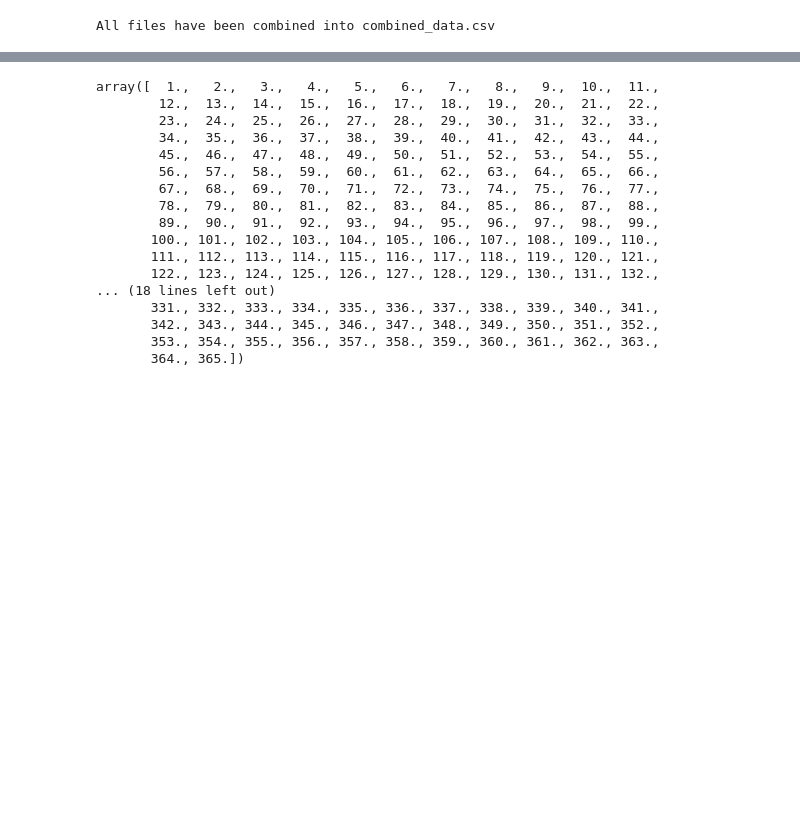
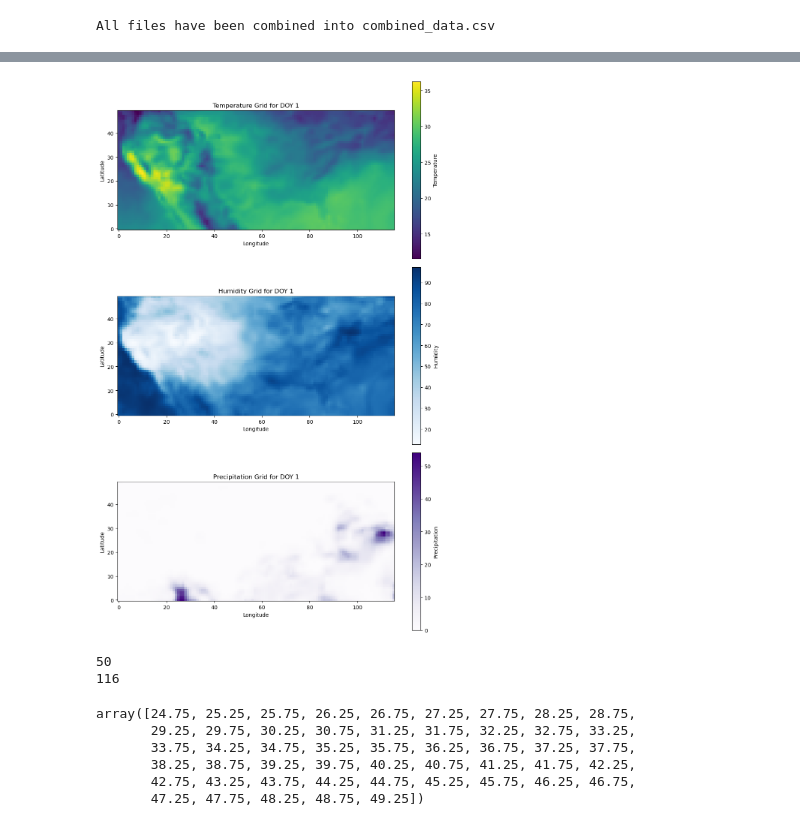
Before and after one commit to MatinMarjani/ABM-WNV, a Jupyter notebook: ClimateDataHandler.ipynb, the cells around one changed output, grey strips where cells are left out. Saved outputs shown, nothing was run; the diff lists cells and outputs as text; code cells hidden in the pictures; blank space fills up the shorter version.

Commit message:
Update Climate Data and Suitability Data

```diff
--- a/ClimateDataHandler.ipynb
+++ b/ClimateDataHandler.ipynb
@@ -53,39 +57,64 @@ data
 # %%
 import pandas as pd
 import matplotlib.pyplot as plt
-import matplotlib.animation as animation
 import numpy as np
 
 # Define the correct headers
 columns = ['LAT', 'LON', 'YEAR', 'DOY', 'Temp', 'Humidity', 'Precipitation']
 
-# Load the CSV, specifying only the columns we want to use
-file_path = 'combined_data.csv'  # Replace with the correct path to your file
+# Load the CSV
+file_path = 'combined_data.csv'
 data = pd.read_csv(file_path, usecols=range(len(columns)), names=columns, skiprows=1)
 
-# Pivot the data to create a grid for each day
-data_pivot = data.pivot_table(index='LAT', columns='LON', values='Temp', aggfunc='mean')
 
-# Extract unique days of the year
-days_of_year = data['DOY'].unique()
+data_doyX = data[data['DOY'] == 250]
+# Pivot the data to create a grid for DOY == X
+data_Temp = data_doyX.pivot_table(index='LAT', columns='LON', values='Temp', aggfunc='mean')
+data_Humidity = data_doyX.pivot_table(index='LAT', columns='LON', values='Humidity', aggfunc='mean')
+data_Precipitation = data_doyX.pivot_table(index='LAT', columns='LON', values='Precipitation', aggfunc='mean')
 
 
-days_of_year
+# Create a figure with three subplots (one for each variable)
+fig, axes = plt.subplots(nrows=3, ncols=1, figsize=(10, 15))
+
+# Plot the temperature grid
+axes[0].imshow(data_Temp, cmap='viridis', origin='lower')
+axes[0].set_title('Temperature Grid for DOY 1')
+axes[0].set_xlabel('Longitude')
+axes[0].set_ylabel('Latitude')
+axes[0].figure.colorbar(axes[0].images[0], ax=axes[0], label='Temperature')
+
+# Plot the humidity grid
+axes[1].imshow(data_Humidity, cmap='Blues', origin='lower')
+axes[1].set_title('Humidity Grid for DOY 1')
+axes[1].set_xlabel('Longitude')
+axes[1].set_ylabel('Latitude')
+axes[1].figure.colorbar(axes[1].images[0], ax=axes[1], label='Humidity')
+
+# Plot the precipitation grid
+axes[2].imshow(data_Precipitation, cmap='Purples', origin='lower')
+axes[2].set_title('Precipitation Grid for DOY 1')
+axes[2].set_xlabel('Longitude')
+axes[2].set_ylabel('Latitude')
+axes[2].figure.colorbar(axes[2].images[0], ax=axes[2], label='Precipitation')
+
+plt.tight_layout()
+plt.show()
 # %% [output]
-array([  1.,   2.,   3.,   4.,   5.,   6.,   7.,   8.,   9.,  10.,  11.,
-        12.,  13.,  14.,  15.,  16.,  17.,  18.,  19.,  20.,  21.,  22.,
-        23.,  24.,  25.,  26.,  27.,  28.,  29.,  30.,  31.,  32.,  33.,
-        34.,  35.,  36.,  37.,  38.,  39.,  40.,  41.,  42.,  43.,  44.,
-        45.,  46.,  47.,  48.,  49.,  50.,  51.,  52.,  53.,  54.,  55.,
-        56.,  57.,  58.,  59.,  60.,  61.,  62.,  63.,  64.,  65.,  66.,
-        67.,  68.,  69.,  70.,  71.,  72.,  73.,  74.,  75.,  76.,  77.,
-        78.,  79.,  80.,  81.,  82.,  83.,  84.,  85.,  86.,  87.,  88.,
-        89.,  90.,  91.,  92.,  93.,  94.,  95.,  96.,  97.,  98.,  99.,
-       100., 101., 102., 103., 104., 105., 106., 107., 108., 109., 110.,
-       111., 112., 113., 114., 115., 116., 117., 118., 119., 120., 121.,
-       122., 123., 124., 125., 126., 127., 128., 129., 130., 131., 132.,
-... (18 lines left out)
-       331., 332., 333., 334., 335., 336., 337., 338., 339., 340., 341.,
-       342., 343., 344., 345., 346., 347., 348., 349., 350., 351., 352.,
-       353., 354., 355., 356., 357., 358., 359., 360., 361., 362., 363.,
-       364., 365.])
+[figure, added]
+# %%
+print(data['LAT'].unique().size)
+print(data['LON'].unique().size)
+# print(data['Suitability'].unique().size)
+# %% [output]
+50
+116
+# %%
+data['LAT'].unique()
+# %% [output]
+array([24.75, 25.25, 25.75, 26.25, 26.75, 27.25, 27.75, 28.25, 28.75,
+       29.25, 29.75, 30.25, 30.75, 31.25, 31.75, 32.25, 32.75, 33.25,
+       33.75, 34.25, 34.75, 35.25, 35.75, 36.25, 36.75, 37.25, 37.75,
+       38.25, 38.75, 39.25, 39.75, 40.25, 40.75, 41.25, 41.75, 42.25,
+       42.75, 43.25, 43.75, 44.25, 44.75, 45.25, 45.75, 46.25, 46.75,
+       47.25, 47.75, 48.25, 48.75, 49.25])
```
Also changed, not shown: parts of 10 cells of this notebook, 4 other files.
